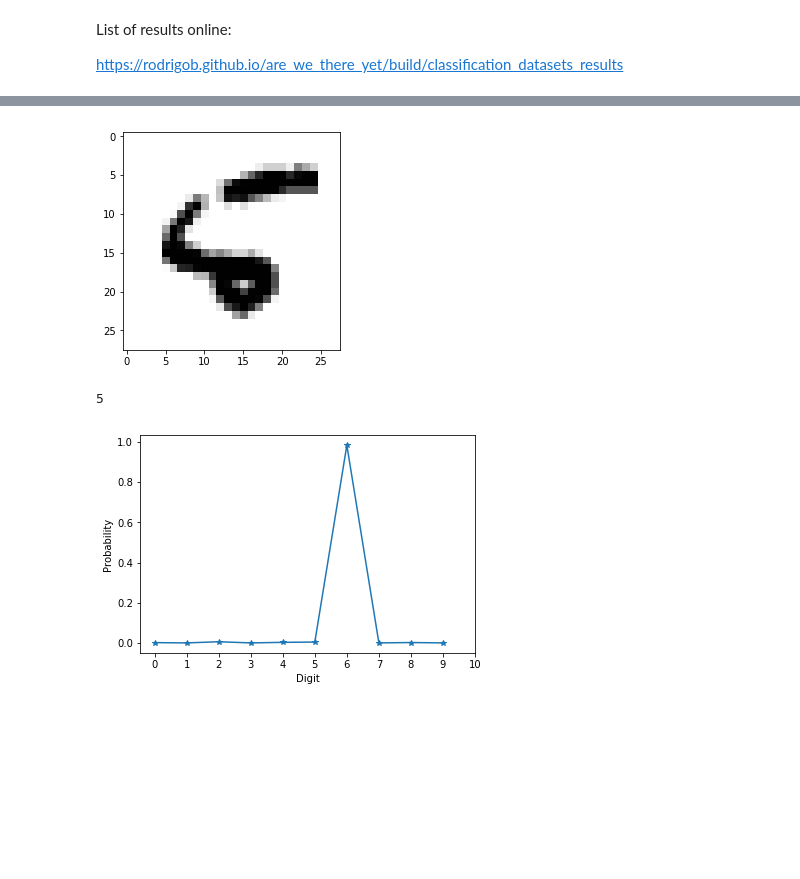
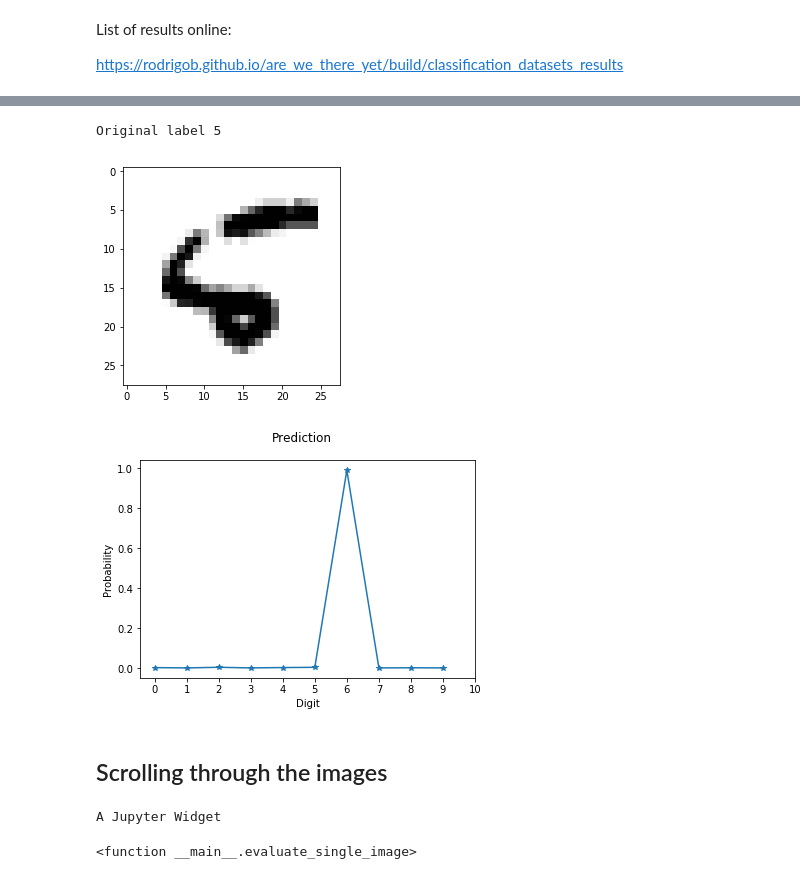
Before and after one commit to denglert/machine-learning-sandbox, a Jupyter notebook: tensorflow/MNIST_tutorial.ipynb, the cells around one changed output, grey strips where cells are left out. Cells and saved outputs as stored; diff of their text form; code cells hidden in the pictures; blank space fills up the shorter version.

```diff
--- a/tensorflow/MNIST_tutorial.ipynb
+++ b/tensorflow/MNIST_tutorial.ipynb
@@ -173,4 +180,4 @@ Find labels which were predicted incorrectly
 # %%
 matches = sess.run(correct_prediction, feed_dict={x: mnist.test.images, y_: mnist.test.labels})
 # %%
-np.where(matches == False)[0]
+fail = np.where(matches == False)[0]
@@ -195,8 +183,0 @@ array([   8,   33,   63,   66,   77,  124,  149,  193,  195,  211,  217,
-# %%
-showimg(mnist.test.images[8])
-# %% [output]
-[figure, removed]
-# %%
-getdigit(mnist.test.labels[8])
-# %% [output]
-5
@@ -205,4 +184,13 @@ prediction = sess.run(getlabel, feed_dict={x: mnist.test.images[8:9], y_: mnist.
-# %%
-showprediction(prediction)
-# %% [output]
-[figure, removed]
+# %%
+evaluate_single_image(fail[0])
+# %% [output]
+Original label 5
+[figure, added]
+[figure, added]
+# %% [markdown]
+## Scrolling through the images
+# %%
+interact(evaluate_single_image, index=fail)
+# %% [output]
+A Jupyter Widget
+<function __main__.evaluate_single_image>
```
Also changed, not shown: parts of 21 cells of this notebook.
